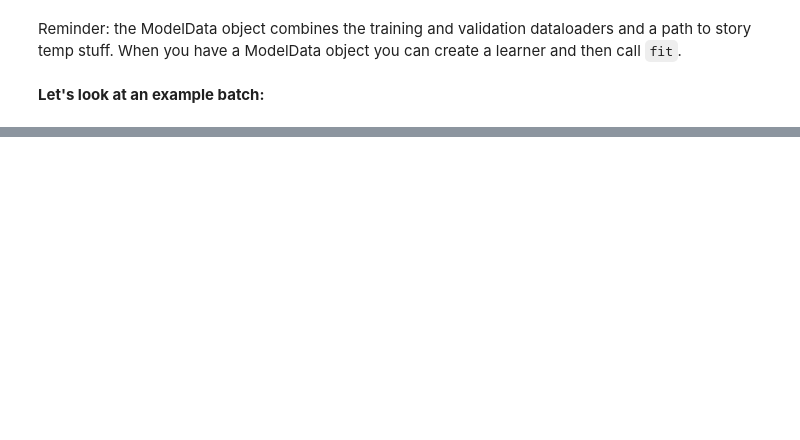
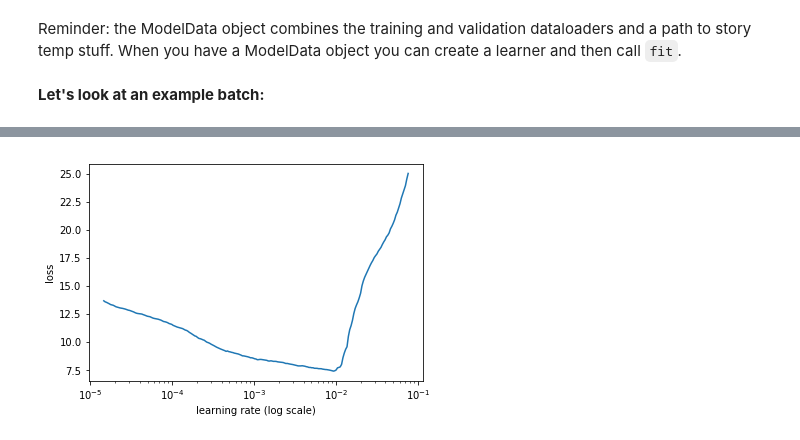
Before and after one commit to aiedward/fastai-1, a Jupyter notebook: Neural translation - seq2seq.ipynb, the cells around one changed output, grey strips where cells are left out. Drawn from its saved outputs; the diff is of its cells as text; code cells hidden in the pictures; blank space fills up the shorter version.

Commit message:
First seq2seq model

```diff
--- a/Neural translation - seq2seq.ipynb
+++ b/Neural translation - seq2seq.ipynb
@@ -345,0 +444,2 @@ who is responsible for collecting , analyzing and disseminating epidemiological
+# %%
+opt_fn = partial(optim.Adam, betas=(0.8, 0.99))  # like bind in c++
@@ -345,0 +450,2 @@ who is responsible for collecting , analyzing and disseminating epidemiological
+# %%
+rnn = Seq2SeqRNN(fr_vec_dict, fr_itos, dim_fr_vec, en_vec_dict, en_itos, dim_en_vec, n_hid, en_len_99)
@@ -345,0 +457,4 @@ who is responsible for collecting , analyzing and disseminating epidemiological
+# %%
+learn = Learner(modeldata, SingleModel(to_gpu(rnn)), opt_fn=opt_fn)  # SingleModel makes the model one layer group
+# %%
+learn.crit = Seq2SeqLoss
@@ -345,0 +465,4 @@ who is responsible for collecting , analyzing and disseminating epidemiological
+# %%
+learn.sched.plot()
+# %% [output]
+[figure, added]
```
Also changed, not shown: parts of 25 cells of this notebook.
